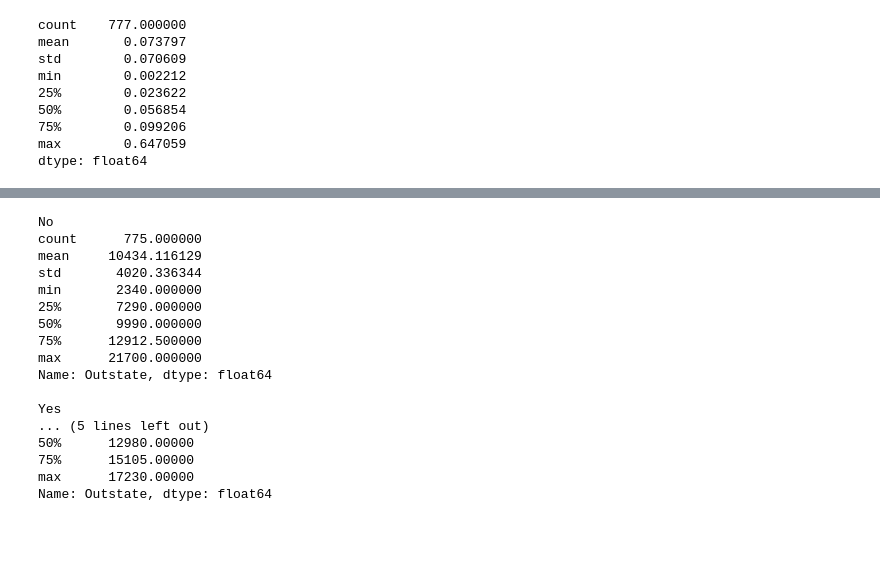
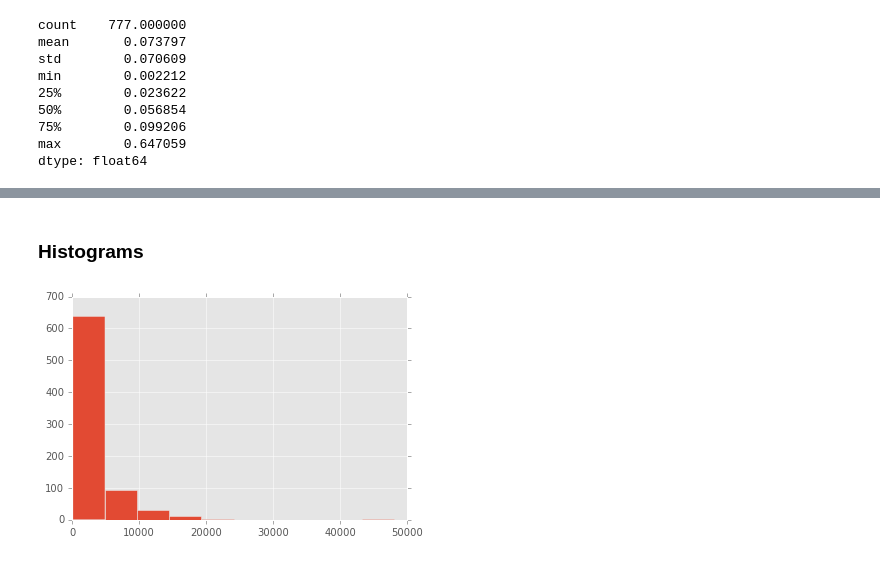
Before and after one commit to mervekovan/StatisticalLearningExercises, a Jupyter notebook: SL-ch2-eg8.ipynb, the cells around one changed output, grey strips where cells are left out. Drawn from its saved outputs; the diff is of its cells as text; code cells hidden in the pictures; blank space fills up the shorter version.

```diff
--- a/SL-ch2-eg8.ipynb
+++ b/SL-ch2-eg8.ipynb
@@ -175,24 +171,6 @@ elite_mask.sum()
-# %%
-for elite, group in college.groupby('Elite'):
-    print(elite)
-    print(group.Outstate.describe())
-    #print(group.head())
-    print()
-# %% [output]
-No
-count      775.000000
-mean     10434.116129
-std       4020.336344
-min       2340.000000
-25%       7290.000000
-50%       9990.000000
-75%      12912.500000
-max      21700.000000
-Name: Outstate, dtype: float64
-
-Yes
-... (5 lines left out)
-50%      12980.00000
-75%      15105.00000
-max      17230.00000
-Name: Outstate, dtype: float64
+# %% [markdown]
+### Histograms
+# %%
+college.Apps.hist();
+# %% [output]
+[figure, added]
```
Also changed, not shown: parts of 7 cells of this notebook.
